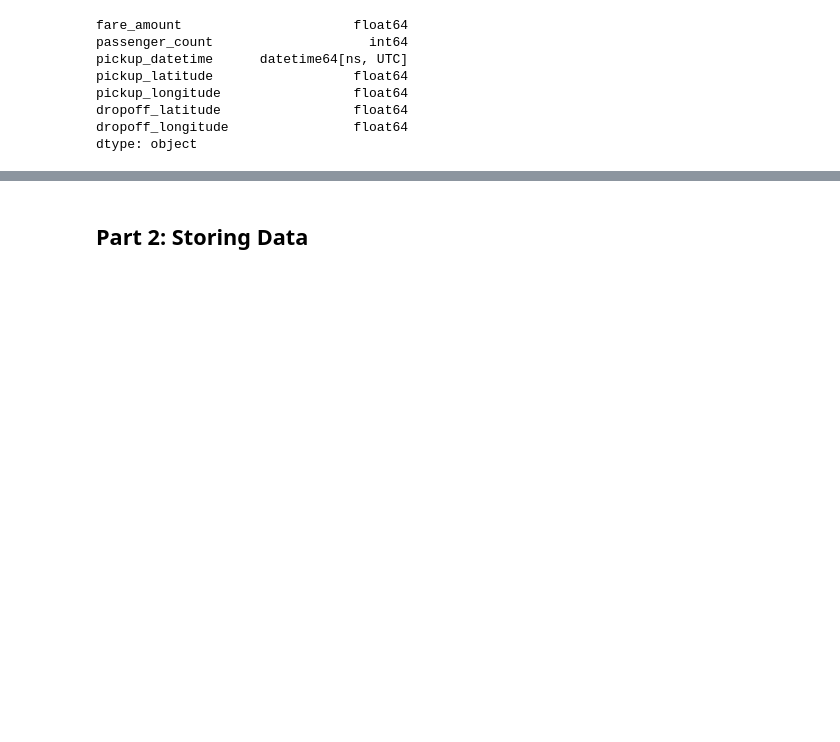
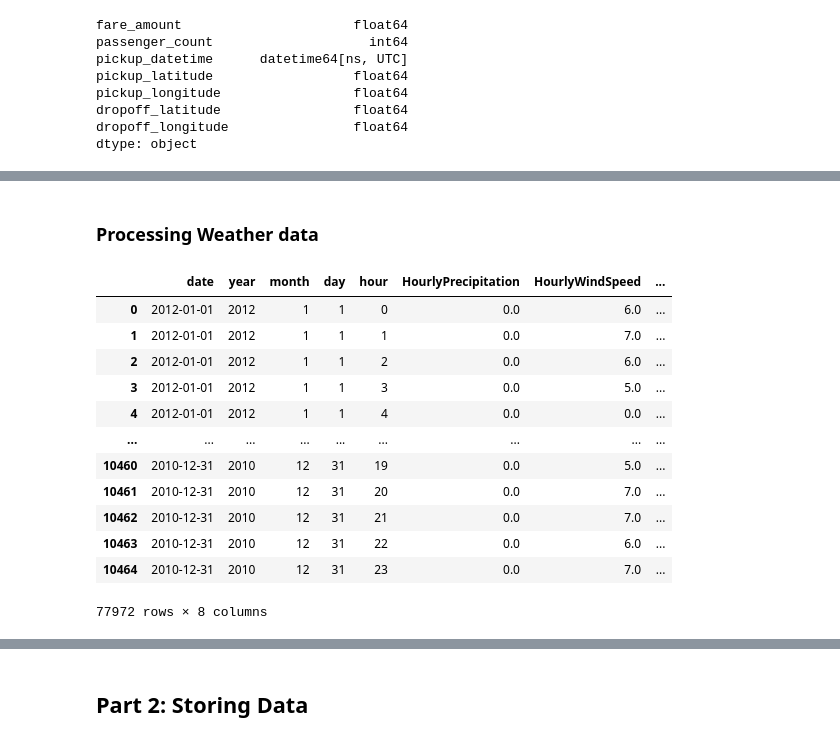
Before and after one commit to wangyf99/final-project, a Jupyter notebook: Group_project.ipynb, the cells around one changed output, grey strips where cells are left out. Drawn from its saved outputs; the diff is of its cells as text; code cells hidden in the pictures; blank space fills up the shorter version.

```diff
--- a/Group_project.ipynb
+++ b/Group_project.ipynb
@@ -538,0 +555,37 @@ According to the shapefile "taxi_zones.shp" above, the highest objectID, which i
+# %% [markdown]
+### Processing Weather data
+# %%
+data = None
+for filename in os.listdir('./weather_data/'):
+    data = pd.concat([data, pd.read_csv(os.path.join('./weather_data',filename),low_memory=False)], axis=0)
+data['DATE'] = pd.to_datetime(data['DATE'])
+data['date'] = data['DATE'].dt.date
+data['year'] = data['DATE'].dt.year
+data['month'] = data['DATE'].dt.month
+data['day'] = data['DATE'].dt.day
+data['hour'] = data['DATE'].dt.hour
+data['HourlyPrecipitation'] = data['HourlyPrecipitation'].fillna(0)
+data['HourlyPrecipitation'] = pd.to_numeric(data['HourlyPrecipitation'],errors='coerce')
+data['HourlyPrecipitation'] = data['HourlyPrecipitation'].apply(lambda x: float(str(x).replace('s', '')))
+data['DailySustainedWindSpeed'] = data['DailySustainedWindSpeed'].fillna(0)
+data['HourlyWindSpeed'] = data['HourlyWindSpeed'].fillna(0)
+data = data.replace(['T'], 0)
+#cols = ['date','year','month','day','hour','HourlyPrecipitation', 'HourlyWindSpeed','DailySustainedWindSpeed']
+cols = ['date','year','month','day','hour','HourlyPrecipitation', 'HourlyWindSpeed','DailySustainedWindSpeed']
+data = data[cols]
+# %%
+data
+# %% [output]
+|  | date | year | month | day | hour | HourlyPrecipitation | HourlyWindSpeed | ... |
+| 0 | 2012-01-01 | 2012 | 1 | 1 | 0 | 0.0 | 6.0 | ... |
+| 1 | 2012-01-01 | 2012 | 1 | 1 | 1 | 0.0 | 7.0 | ... |
+| 2 | 2012-01-01 | 2012 | 1 | 1 | 2 | 0.0 | 6.0 | ... |
+| 3 | 2012-01-01 | 2012 | 1 | 1 | 3 | 0.0 | 5.0 | ... |
+| 4 | 2012-01-01 | 2012 | 1 | 1 | 4 | 0.0 | 0.0 | ... |
+| ... | ... | ... | ... | ... | ... | ... | ... | ... |
+| 10460 | 2010-12-31 | 2010 | 12 | 31 | 19 | 0.0 | 5.0 | ... |
+| 10461 | 2010-12-31 | 2010 | 12 | 31 | 20 | 0.0 | 7.0 | ... |
+| 10462 | 2010-12-31 | 2010 | 12 | 31 | 21 | 0.0 | 7.0 | ... |
+| 10463 | 2010-12-31 | 2010 | 12 | 31 | 22 | 0.0 | 6.0 | ... |
+| 10464 | 2010-12-31 | 2010 | 12 | 31 | 23 | 0.0 | 7.0 | ... |
+77972 rows × 8 columns
```
Also changed, not shown: parts of 19 cells of this notebook.
